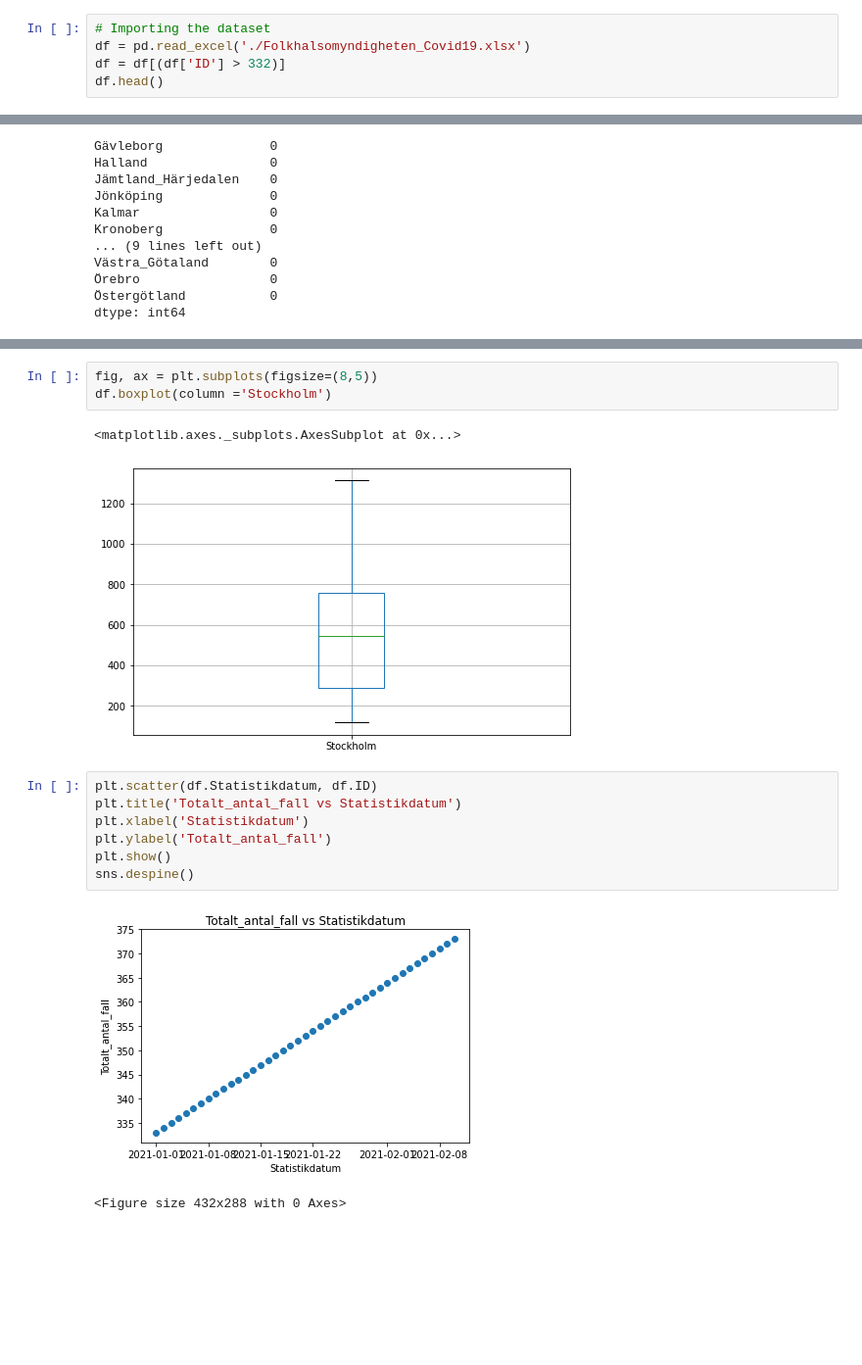
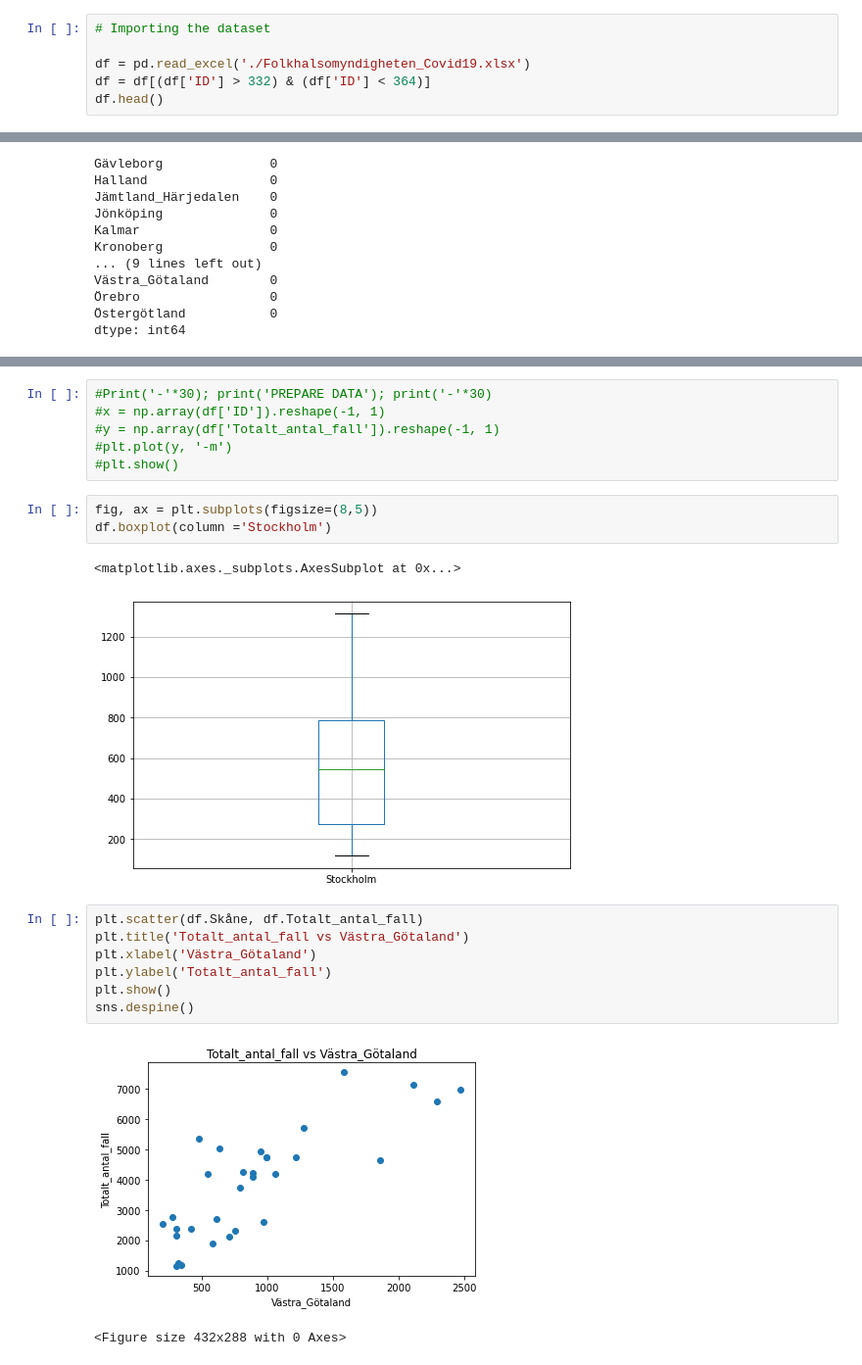
Before and after one commit to KhalidHandouleh/Projekt-Arbete, a Jupyter notebook: Corona_Fal.ipynb, the cells around one changed output, grey strips where cells are left out. Shown at 98% size. Saved outputs shown, nothing was run; the diff lists cells and outputs as text; blank space fills up the shorter version.

```diff
--- a/Corona_Fal.ipynb
+++ b/Corona_Fal.ipynb
@@ -10,8 +12,9 @@ import seaborn as sns
 #%matplotlib inline
 # %%
 # Importing the dataset
+
 df = pd.read_excel('./Folkhalsomyndigheten_Covid19.xlsx')
-df = df[(df['ID'] > 332)]
+df = df[(df['ID'] > 332) & (df['ID'] < 364)]
 df.head()
 # %% [output]
 |  | ID | Statistikdatum | Totalt_antal_fall | Blekinge | Dalarna | Gotland | Gävleborg | Halland | ... |
@@ -96,16 +119,22 @@ df.boxplot(column ='Västra_Götaland')
+# %%
+#Print('-'*30); print('PREPARE DATA'); print('-'*30)
+#x = np.array(df['ID']).reshape(-1, 1)
+#y = np.array(df['Totalt_antal_fall']).reshape(-1, 1)
+#plt.plot(y, '-m')
+#plt.show()
 # %%
 fig, ax = plt.subplots(figsize=(8,5))
 df.boxplot(column ='Stockholm')
 # %% [output]
 <matplotlib.axes._subplots.AxesSubplot at 0x...>
-[figure, old version]
+[figure, new version]
 # %%
-plt.scatter(df.Statistikdatum, df.ID)
-plt.title('Totalt_antal_fall vs Statistikdatum')
-plt.xlabel('Statistikdatum')
+plt.scatter(df.Skåne, df.Totalt_antal_fall)
+plt.title('Totalt_antal_fall vs Västra_Götaland')
+plt.xlabel('Västra_Götaland')
 plt.ylabel('Totalt_antal_fall')
 plt.show()
 sns.despine()
 # %% [output]
-[figure, old version]
+[figure, new version]
 <Figure size 432x288 with 0 Axes>
```
Also changed, not shown: parts of 33 cells of this notebook.
